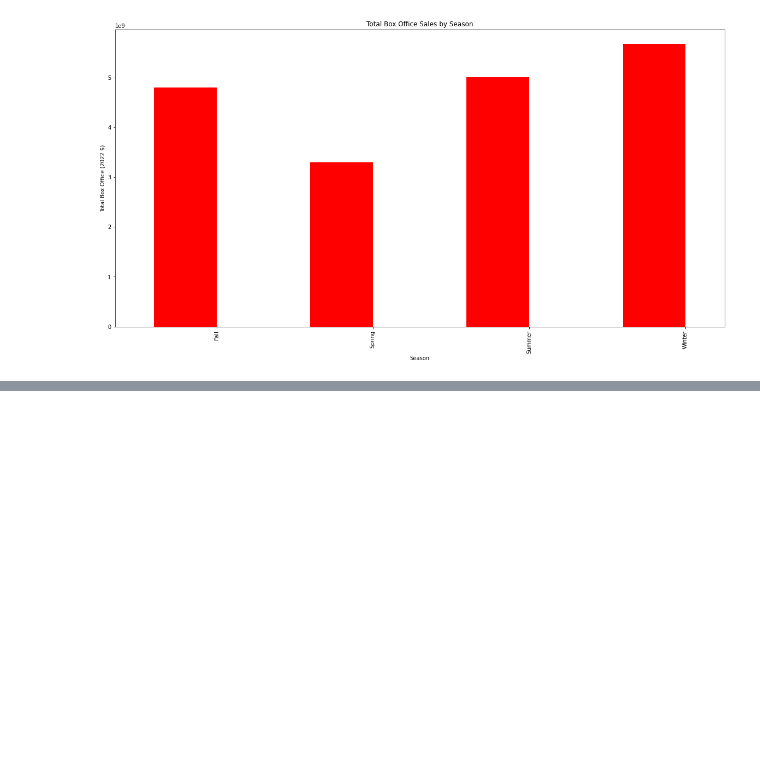
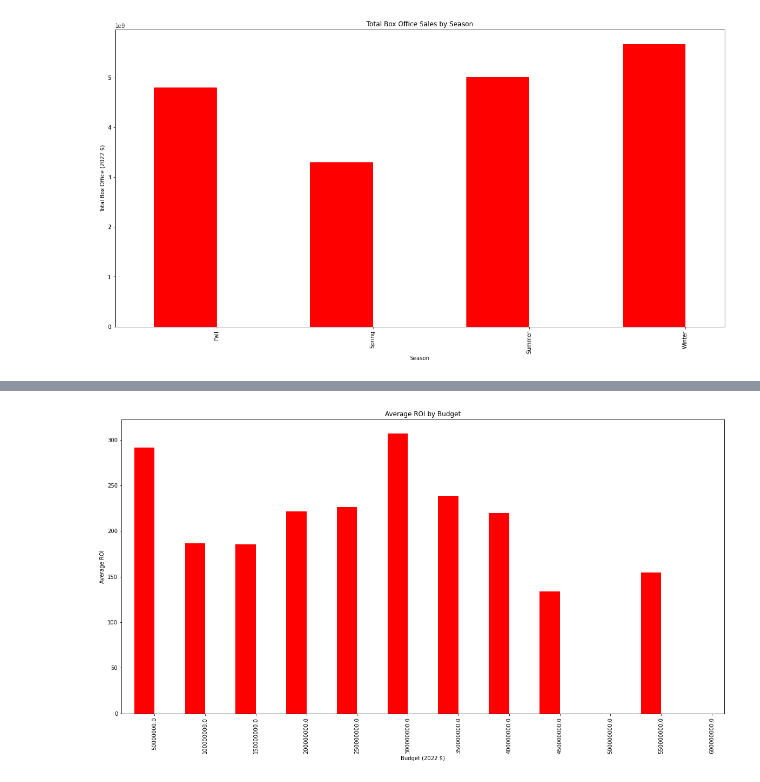
Before and after one commit to steve-gomes/dsc-phase-1-project-v2-4, a Jupyter notebook: student.ipynb, the cells around one changed output, grey strips where cells are left out. Drawn from its saved outputs; the diff is of its cells as text; code cells hidden in the pictures; blank space fills up the shorter version.

```diff
--- a/student.ipynb
+++ b/student.ipynb
@@ -229,0 +376,13 @@ plt.show()
+# %%
+# bucketed ROI by budget graph
+avg_roi = clean_budgets[['budget2022bin','roi']].groupby('budget2022bin').mean()
+plt.rcParams['figure.figsize'] = (20, 10)
+fig = plt.figure() # Create matplotlib figure
+ax6 = fig.add_subplot() # Create matplotlib axes
+avg_roi.roi.plot(kind='bar', color='red', ax=ax6, width=width, position=1)
+ax6.set_title('Average ROI by Budget')
+ax6.set_xlabel('Budget (2022 $)')
+ax6.set_ylabel('Average ROI')
+plt.show()
+# %% [output]
+[figure, added]
```
Also changed, not shown: parts of 21 cells of this notebook.
